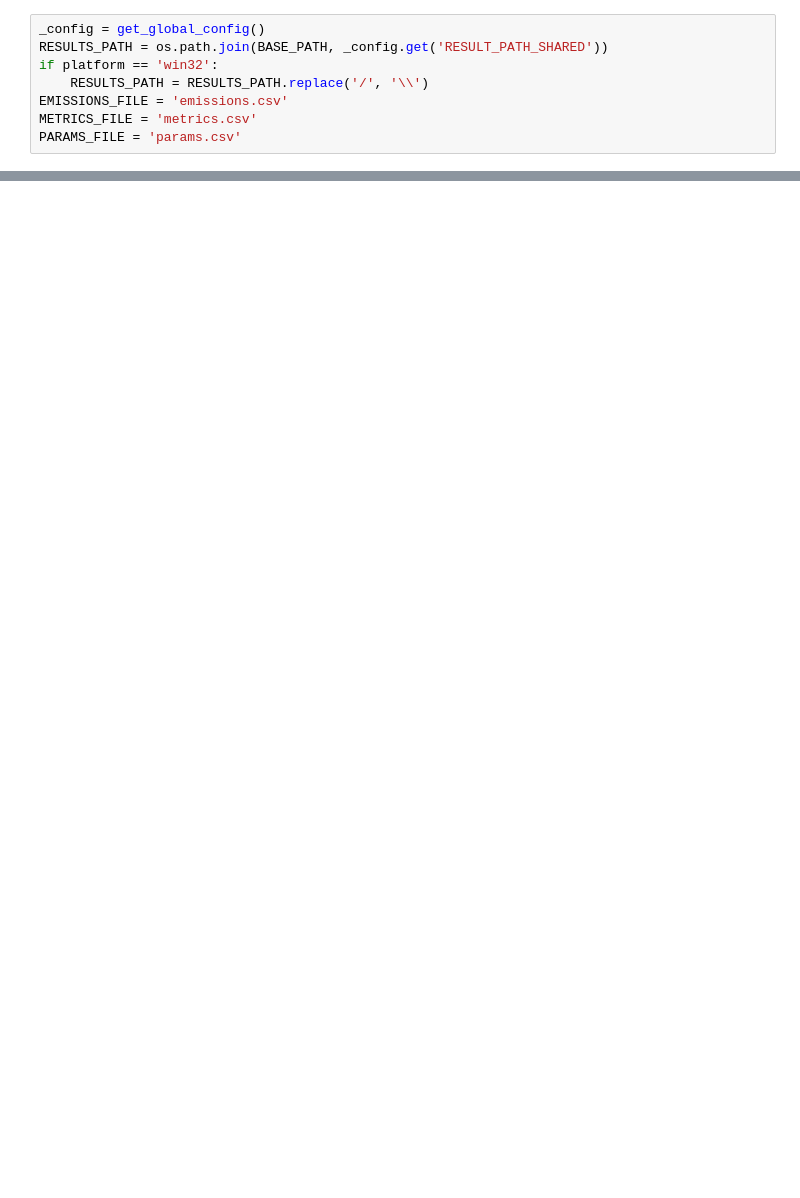
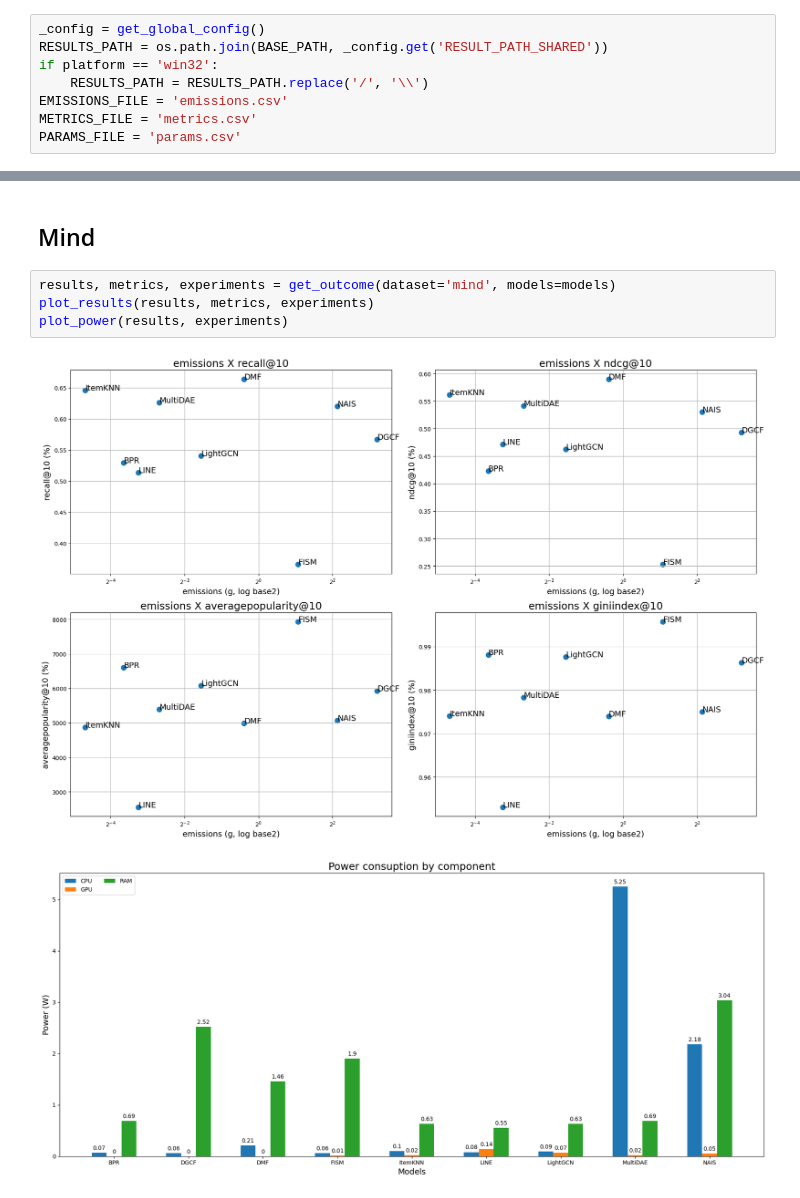
Before and after one commit to Fonty02/Tesi, a Jupyter notebook: notebooks/defaults-results.ipynb, the cells around one changed output, grey strips where cells are left out. Saved outputs shown, nothing was run; the diff lists cells and outputs as text; blank space fills up the shorter version.

```diff
--- a/notebooks/defaults-results.ipynb
+++ b/notebooks/defaults-results.ipynb
@@ -122,0 +103,9 @@ plt.show()
+# %% [markdown]
+## Mind
+# %%
+results, metrics, experiments = get_outcome(dataset='mind', models=models)
+plot_results(results, metrics, experiments)
+plot_power(results, experiments)
+# %% [output]
+[figure, added]
+[figure, added]
```
Also changed, not shown: parts of 11 cells of this notebook, 6 other files.
